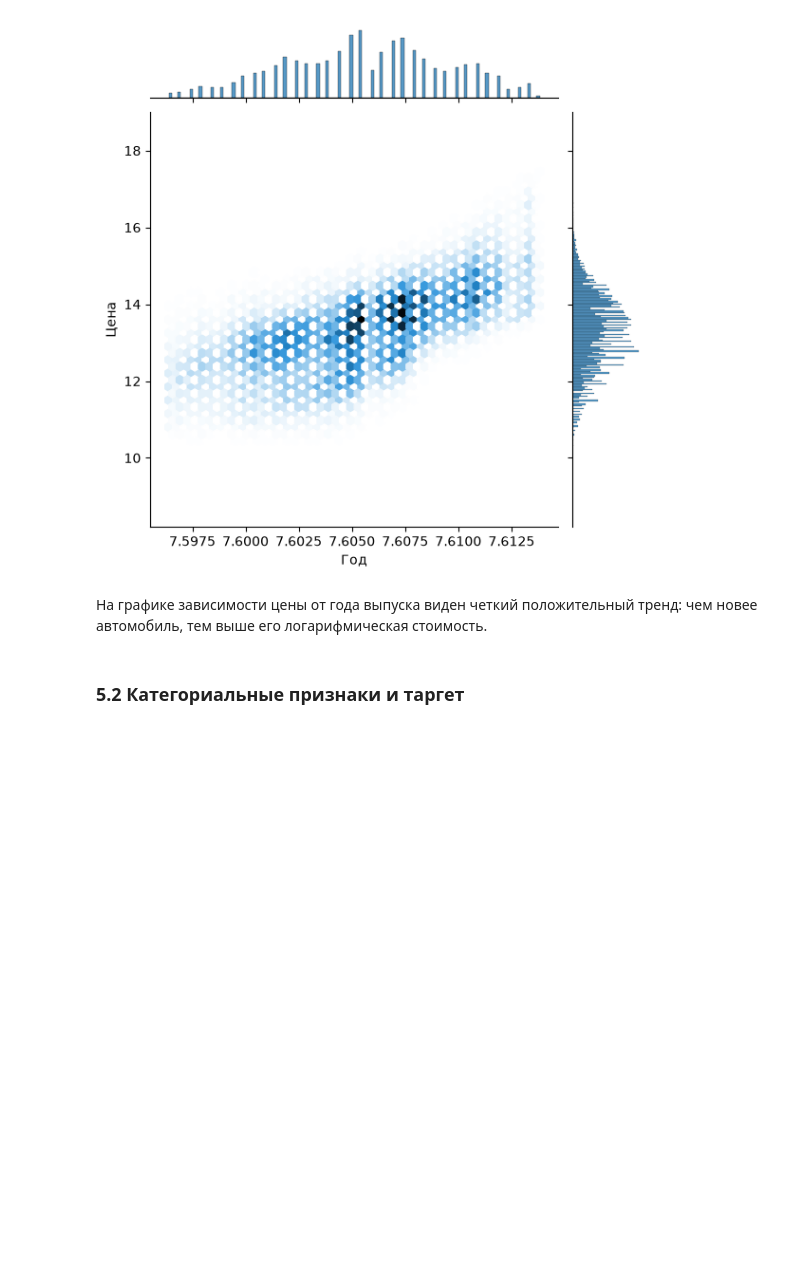
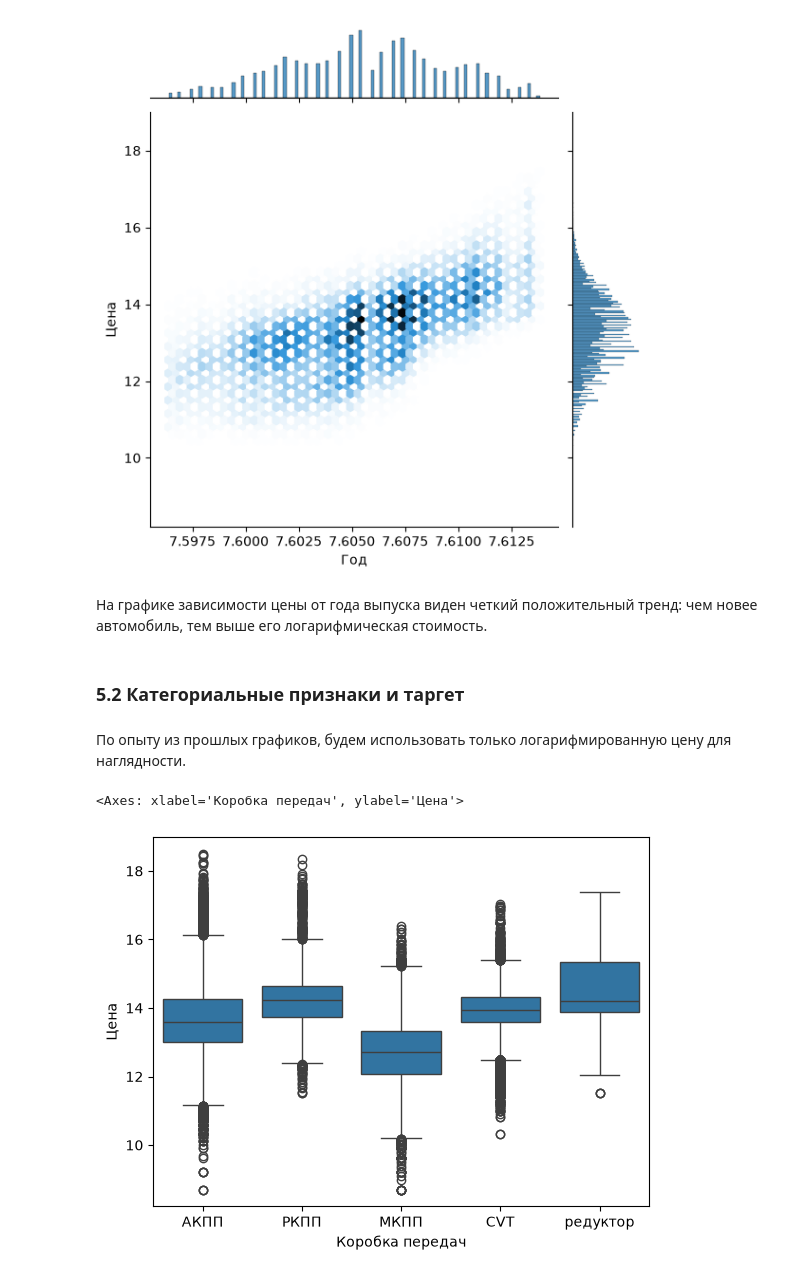
Before and after one commit to deviloon/car-price-analyzer, a Jupyter notebook: notebooks/02_eda_and_features.ipynb, the cells around one changed output. Cells and saved outputs as stored; diff of their text form; code cells hidden in the pictures; blank space fills up the shorter version.

```diff
--- a/notebooks/02_eda_and_features.ipynb
+++ b/notebooks/02_eda_and_features.ipynb
@@ -199,3 +199,10 @@ sns.jointplot(kind='hex', data=df, x=np.log1p(df['Год']), y=np.log1p(df['Це
 На графике зависимости цены от года выпуска виден четкий положительный тренд: чем новее автомобиль, тем выше его логарифмическая стоимость.
 # %% [markdown]
 ### 5.2 Категориальные признаки и таргет
+# %% [markdown]
+По опыту из прошлых графиков, будем использовать только логарифмированную цену для наглядности.
+# %%
+sns.boxplot(x='Коробка передач', y=np.log1p(df['Цена']), data=df)
+# %% [output]
+<Axes: xlabel='Коробка передач', ylabel='Цена'>
+[figure, added]
```
Also changed, not shown: parts of 6 cells of this notebook, 1 other file.
